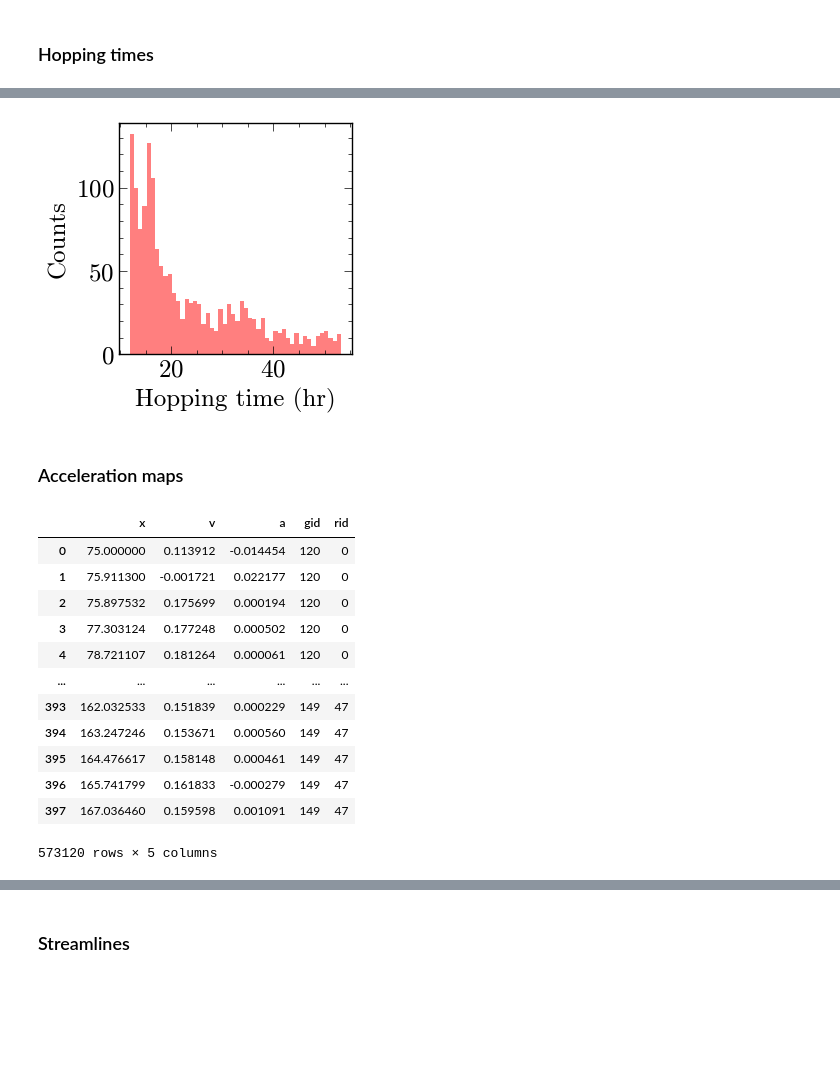
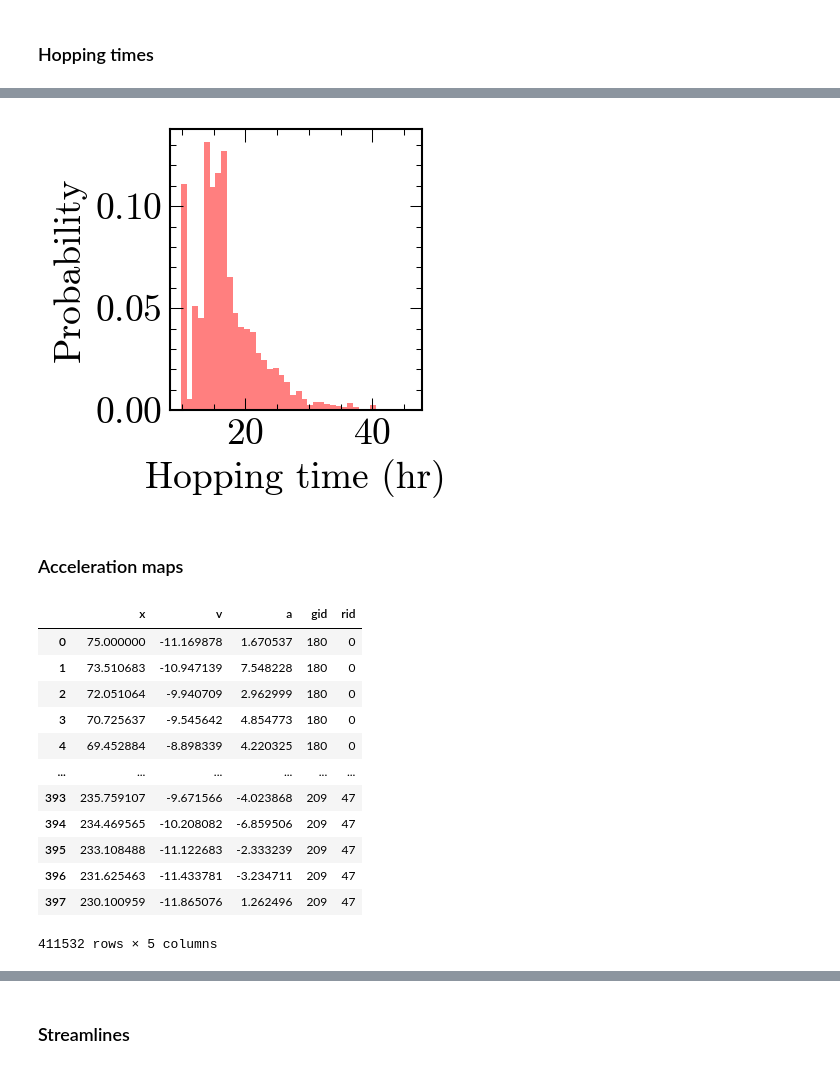
Before and after one commit to pedromzadeh/CCAM, a Jupyter notebook: driver/maps.ipynb, the cells around one changed output, grey strips where cells are left out. Cells and saved outputs as stored; diff of their text form; code cells hidden in the pictures; blank space fills up the shorter version.

```diff
--- a/driver/maps.ipynb
+++ b/driver/maps.ipynb
@@ -12,2 +14,7 @@ min_factor = 8  # min
 # %% [markdown]
 #### Load
+# %%
+from glob import glob
+
+pkl_files = sorted(glob("data/raw*"))
+pkl_files
@@ -50,0 +73,21 @@ analysis.view_position_dist(global_pos, mu_factor)
+# %%
+# BOUNDS OF SUBSTRATE -- MUST CHANGE IF IT CHANGES
+# OFFSET INWARD BY 5
+escaped_df = global_pos.query("y > 175 or y < 125 or x > 250 or x < 50")
+escaped_gids = escaped_df.gid.to_list()
+escaped_runs = escaped_df.rid.to_list()
+escaped_tups = sorted(list(set(zip(escaped_gids, escaped_runs))), key=lambda x: x[0])
+
+def keep(df):
+    print(f"Eliminating {len(escaped_tups)} runs...")
+    print(f"Ending up with {df.shape[0] // 400 - len(escaped_tups)} existing runs.")
+    df_temp = df.reset_index()
+
+    for gid, rid in escaped_tups:
+        drop_index = df_temp.query(f"gid=={gid} and rid=={rid}").index
+        df_temp.drop(index=drop_index, inplace=True)
+
+    return df_temp.set_index("index")
+
+global_pos = keep(global_pos)
+analysis.view_position_dist(global_pos, mu_factor)
@@ -52,6 +99,14 @@ analysis.view_position_dist(global_pos, mu_factor)
 ### Hopping times
 # %%
 hop_times = []
+df_HT = []
 for (gid, rid), df in global_pos.groupby(["gid", "rid"]):
-        t = analysis.get_hopping_times(df, mu_factor, min_factor)
+        t = analysis.get_hopping_times(df, mu_factor)
         [hop_times.append(el) for el in t]
+        df_t = pd.DataFrame(t, columns=["t"])
+        df_t["gid"] = gid
+        df_t["rid"] = rid
+        df_HT.append(df_t)
+
+df_HT = pd.concat(df_HT)
+df_HT
@@ -58,18 +127,19 @@ for (gid, rid), df in global_pos.groupby(["gid", "rid"]):
 # %%
-plt.figure(figsize=(3, 3))
-plt.hist(np.array(hop_times)/60, bins=50, color="red", alpha=0.5)
+plt.figure(figsize=(3, 3), dpi=150)
+plt.hist(np.array(df_HT.t), bins=40, color="red", alpha=0.5, density=True)
 plt.xlabel("Hopping time (hr)")
-plt.ylabel("Counts")
+plt.ylabel("Probability")
+plt.tight_layout()
 plt.show()
 # %% [output]
-[figure, old version]
+[figure, new version]
 # %% [markdown]
 ### Acceleration maps
 # %%
 global_x_v_a = []
 
 for (gid, rid), df in global_pos.groupby(["gid", "rid"]):
-    x_v_a = analysis.calc_v_a_from_position(df.x, dt=0.002 * 500 * min_factor)
+    x_v_a = analysis.calc_v_a_from_position(df.x, dt)
     x_v_a["gid"] = gid
     x_v_a["rid"] = rid
     global_x_v_a.append(x_v_a)
@@ -78,18 +148,18 @@ global_x_v_a = pd.concat(global_x_v_a)
 global_x_v_a
 # %% [output]
 |  | x | v | a | gid | rid |
-| 0 | 75.000000 | 0.113912 | -0.014454 | 120 | 0 |
-| 1 | 75.911300 | -0.001721 | 0.022177 | 120 | 0 |
-| 2 | 75.897532 | 0.175699 | 0.000194 | 120 | 0 |
-| 3 | 77.303124 | 0.177248 | 0.000502 | 120 | 0 |
-| 4 | 78.721107 | 0.181264 | 0.000061 | 120 | 0 |
+| 0 | 75.000000 | -11.169878 | 1.670537 | 180 | 0 |
+| 1 | 73.510683 | -10.947139 | 7.548228 | 180 | 0 |
+| 2 | 72.051064 | -9.940709 | 2.962999 | 180 | 0 |
+| 3 | 70.725637 | -9.545642 | 4.854773 | 180 | 0 |
+| 4 | 69.452884 | -8.898339 | 4.220325 | 180 | 0 |
 | ... | ... | ... | ... | ... | ... |
-| 393 | 162.032533 | 0.151839 | 0.000229 | 149 | 47 |
-| 394 | 163.247246 | 0.153671 | 0.000560 | 149 | 47 |
-| 395 | 164.476617 | 0.158148 | 0.000461 | 149 | 47 |
-| 396 | 165.741799 | 0.161833 | -0.000279 | 149 | 47 |
-| 397 | 167.036460 | 0.159598 | 0.001091 | 149 | 47 |
+| 393 | 235.759107 | -9.671566 | -4.023868 | 209 | 47 |
+| 394 | 234.469565 | -10.208082 | -6.859506 | 209 | 47 |
+| 395 | 233.108488 | -11.122683 | -2.333239 | 209 | 47 |
+| 396 | 231.625463 | -11.433781 | -3.234711 | 209 | 47 |
+| 397 | 230.100959 | -11.865076 | 1.262496 | 209 | 47 |
-573120 rows × 5 columns
+411532 rows × 5 columns
 # %%
 bounds = global_x_v_a.agg(["min", max])
 xmin, xmax = bounds["x"]
```
Also changed, not shown: parts of 14 cells of this notebook.
